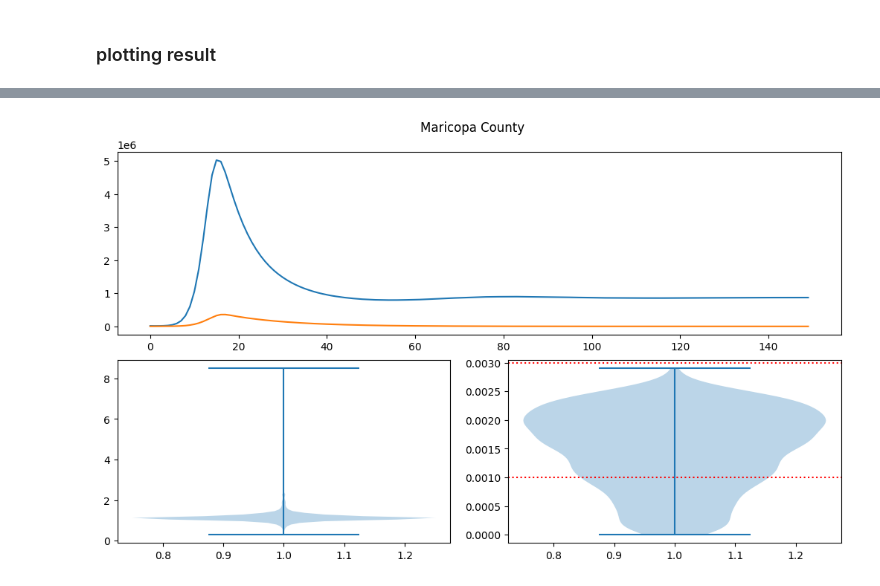
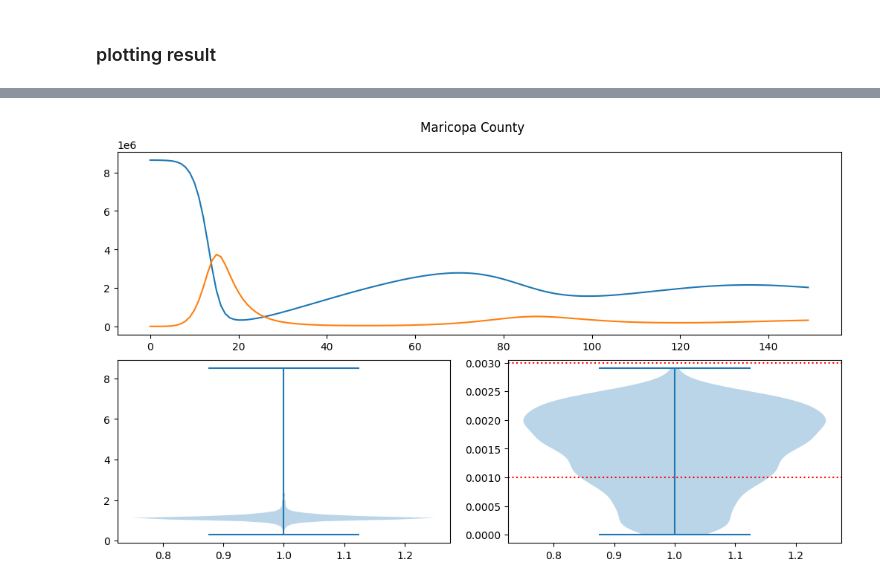
Before and after one commit to NAU-CCL/Epymorph, a Jupyter notebook: doc/devlog/sdh.ipynb, the cells around one changed output, grey strips where cells are left out. Saved outputs shown, nothing was run; the diff lists cells and outputs as text; code cells hidden in the pictures.

```diff
--- a/doc/devlog/sdh.ipynb
+++ b/doc/devlog/sdh.ipynb
@@ -107,3 +82,10 @@ header_names = ['days', 'tracts', 'S', 'I', 'R', 'H', 'S->I', 'I->R', 'I->H','H-
 df = pd.read_csv(dir + '/output_files/sdh.csv', header= None, skiprows = 1, names = header_names)
 df['I & H->R'] = df['I->R'] + df['H->R']
 df.groupby(['days']).sum().drop(labels= 'tracts', axis='columns').sort_index().to_csv(dir + '/output_files/sdh_sort.csv')
+# %%
+geo_df = pd.DataFrame({k: list(v) for k, v in data.items()})
+lat_lon_df = pd.DataFrame(geo_df["centroid"].to_list(), columns=['Lat', 'Lon'])
+data = [geo_df,lat_lon_df]
+geo_df = pd.concat(data, axis =1)
+
+print(geo_df.head())
@@ -153,28 +153,3 @@ for i in range(len(geo_df)):
     # Saved the calculate value of beta and gamma in its respected node index
     geo_df.loc[i, ['beta', 'gamma']] = [beta, gamma]
 geo_df.to_csv(dir + '/utility/geo.csv')
-# %%
-i = 0
-geo_df['gamma 0'] = -1
-geo_df['gamma 1'] = 0.01
-geo_df["gamma 2"] = 0.01
-
-g0 = geo_df["gamma 0"][i]
-g1 = geo_df['gamma 1'][i]
-g2 = geo_df['gamma 2'][i]
-
-h1 = geo_df["total_income"][i]
-h1_min = geo_df["total_income"].min()
-h1_max = geo_df["total_income"].max()
-print(h1, h1_min, h1_max)
-
-h2 = geo_df["tract_gini_index"][i]
-h2_min = geo_df["tract_gini_index"].min()
-h2_max = geo_df["tract_gini_index"].max()
-print(h2, h2_min, h2_max)
-
-scale_h1 = (h1 - geo_df["median_income"].mean()) / geo_df["median_income"].std()
-scale_h2 = (h2- h2_min / h2_max - h2_min)
-print(scale_h1, scale_h2)
-gamma = np.exp((g1 *scale_h1) + (g2 * scale_h2))/ (1 + np.exp(((g1 *scale_h1) + (g2 * scale_h2)))))
-print(gamma)
@@ -220,22 +228,19 @@ plt.show()
 # %%
-from matplotlib.pyplot import xlabel
-
-
 fig = plt.figure(figsize=(10,6), layout="constrained")
 spec = fig.add_gridspec(2, 2)
 fig.suptitle('Maricopa County')
 
 ax0 = fig.add_subplot(spec[0, :])
 ax10 = fig.add_subplot(spec[1, 0])
 ax11 = fig.add_subplot(spec[1, 1])
 
+ax0.plot(sirh_compartment['S'])
 ax0.plot(sirh_compartment['I'])
-ax0.plot(sirh_compartment['H'])
 ax10.violinplot(geo_df['beta'])
 ax11.violinplot(geo_df['gamma'])
 plt.axhline(y = 0.001, color = 'r', linestyle = 'dotted')
 plt.axhline(y = 0.003, color = 'r', linestyle = 'dotted')
 
 plt.show()
 # %% [output]
-[figure, old version]
+[figure, new version]
```
Also changed, not shown: parts of 10 cells of this notebook, 4 other files.
